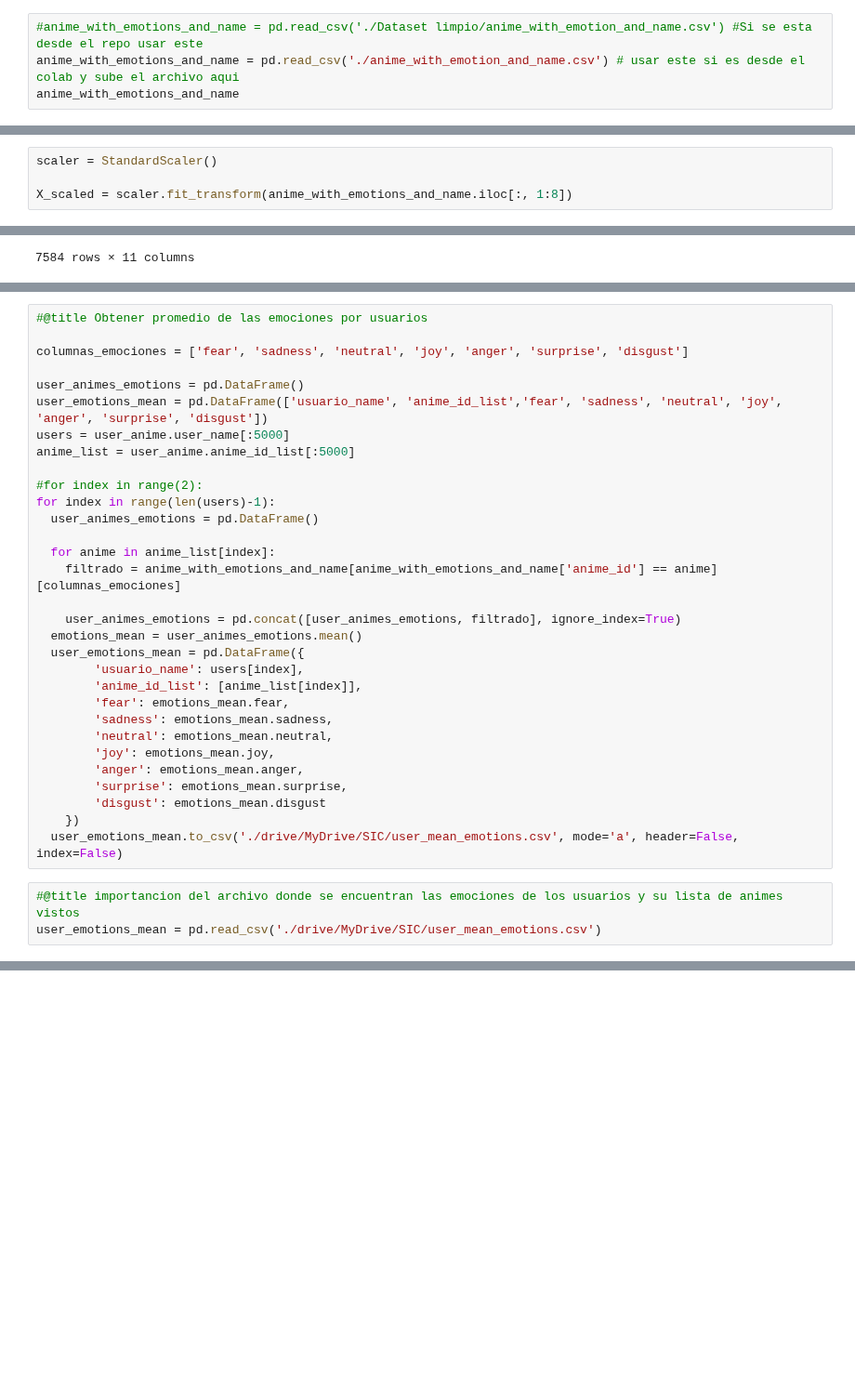
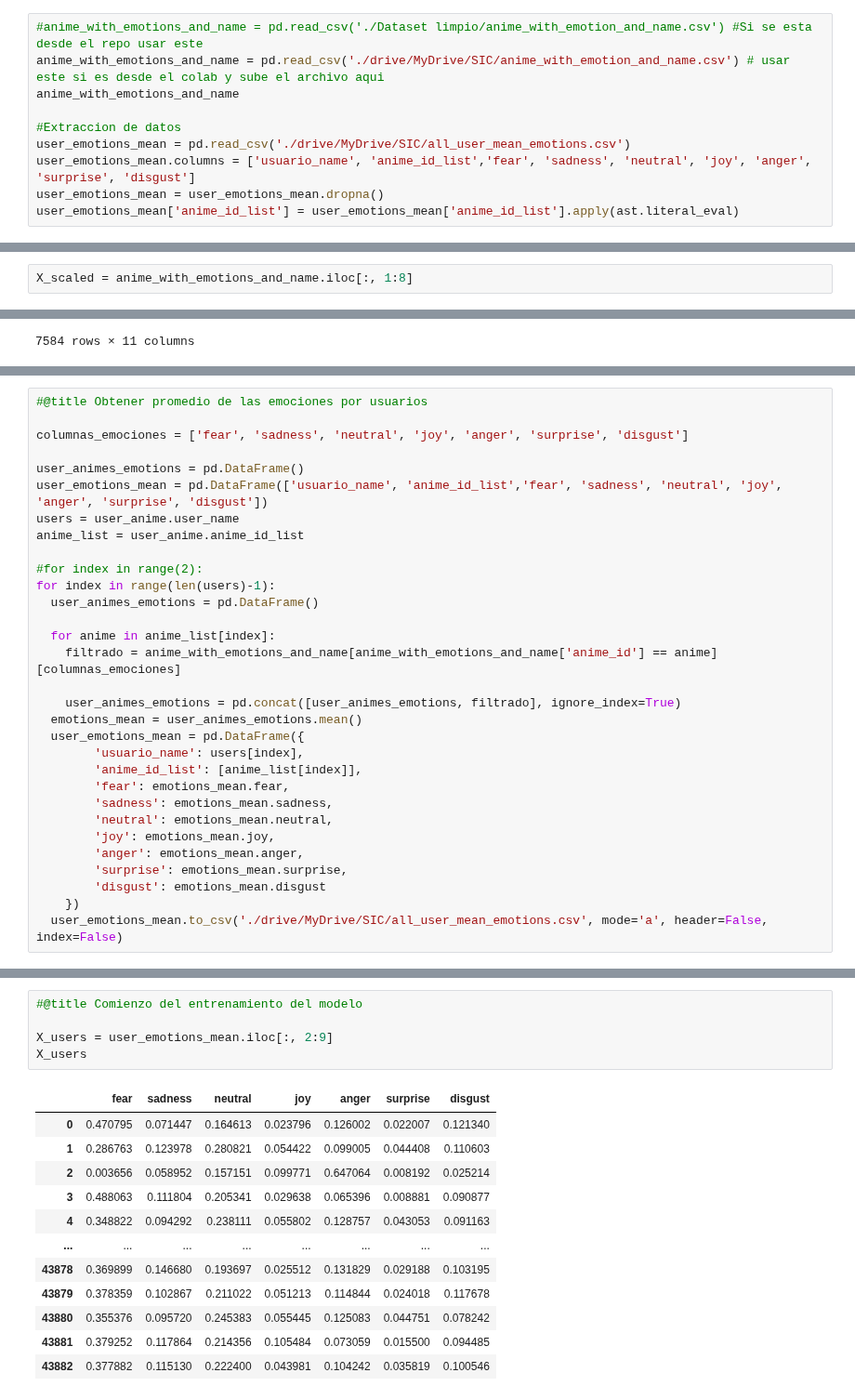
Before and after one commit to repositoriosHackaton/SIC25-CubitsUCV, a Jupyter notebook: IA.ipynb, the cells around one changed output, grey strips where cells are left out. Shown at 93% size. Cells and saved outputs as stored; diff of their text form; blank space fills up the shorter version.

Commit message:
Merge de las listas de animes, modelos terminados

```diff
--- a/IA.ipynb
+++ b/IA.ipynb
@@ -15,5 +15,11 @@ from sklearn.neighbors import NearestNeighbors
 import joblib
 # %%
 #anime_with_emotions_and_name = pd.read_csv('./Dataset limpio/anime_with_emotion_and_name.csv') #Si se esta desde el repo usar este
-anime_with_emotions_and_name = pd.read_csv('./anime_with_emotion_and_name.csv') # usar este si es desde el colab y sube el archivo aqui
+anime_with_emotions_and_name = pd.read_csv('./drive/MyDrive/SIC/anime_with_emotion_and_name.csv') # usar este si es desde el colab y sube el archivo aqui
 anime_with_emotions_and_name
+
+#Extraccion de datos
+user_emotions_mean = pd.read_csv('./drive/MyDrive/SIC/all_user_mean_emotions.csv')
+user_emotions_mean.columns = ['usuario_name', 'anime_id_list','fear', 'sadness', 'neutral', 'joy', 'anger', 'surprise', 'disgust']
+user_emotions_mean = user_emotions_mean.dropna()
+user_emotions_mean['anime_id_list'] = user_emotions_mean['anime_id_list'].apply(ast.literal_eval)
@@ -34,7 +26,5 @@ anime_with_emotions_and_name
 # %%
-scaler = StandardScaler()
-
-X_scaled = scaler.fit_transform(anime_with_emotions_and_name.iloc[:, 1:8])
+X_scaled = anime_with_emotions_and_name.iloc[:, 1:8]
 # %%
 wcss = []
 for k in range(10, 50):
@@ -158,8 +127,8 @@ columnas_emociones = ['fear', 'sadness', 'neutral', 'joy', 'anger', 'surprise',
 
 user_animes_emotions = pd.DataFrame()
 user_emotions_mean = pd.DataFrame(['usuario_name', 'anime_id_list','fear', 'sadness', 'neutral', 'joy', 'anger', 'surprise', 'disgust'])
-users = user_anime.user_name[:5000]
-anime_list = user_anime.anime_id_list[:5000]
+users = user_anime.user_name
+anime_list = user_anime.anime_id_list
 
 #for index in range(2):
 for index in range(len(users)-1):
@@ -181,7 +150,4 @@ for index in range(len(users)-1):
         'surprise': emotions_mean.surprise,
         'disgust': emotions_mean.disgust
     })
-  user_emotions_mean.to_csv('./drive/MyDrive/SIC/user_mean_emotions.csv', mode='a', header=False, index=False)
+  user_emotions_mean.to_csv('./drive/MyDrive/SIC/all_user_mean_emotions.csv', mode='a', header=False, index=False)
-# %%
-#@title importancion del archivo donde se encuentran las emociones de los usuarios y su lista de animes vistos
-user_emotions_mean = pd.read_csv('./drive/MyDrive/SIC/user_mean_emotions.csv')
@@ -192,0 +154,18 @@ X_users = scaler.fit_transform(user_emotions_mean.iloc[:, 2:9])
+# %%
+#@title Comienzo del entrenamiento del modelo
+
+X_users = user_emotions_mean.iloc[:, 2:9]
+X_users
+# %% [output]
+|  | fear | sadness | neutral | joy | anger | surprise | disgust |
+| 0 | 0.470795 | 0.071447 | 0.164613 | 0.023796 | 0.126002 | 0.022007 | 0.121340 |
+| 1 | 0.286763 | 0.123978 | 0.280821 | 0.054422 | 0.099005 | 0.044408 | 0.110603 |
+| 2 | 0.003656 | 0.058952 | 0.157151 | 0.099771 | 0.647064 | 0.008192 | 0.025214 |
+| 3 | 0.488063 | 0.111804 | 0.205341 | 0.029638 | 0.065396 | 0.008881 | 0.090877 |
+| 4 | 0.348822 | 0.094292 | 0.238111 | 0.055802 | 0.128757 | 0.043053 | 0.091163 |
+| ... | ... | ... | ... | ... | ... | ... | ... |
+| 43878 | 0.369899 | 0.146680 | 0.193697 | 0.025512 | 0.131829 | 0.029188 | 0.103195 |
+| 43879 | 0.378359 | 0.102867 | 0.211022 | 0.051213 | 0.114844 | 0.024018 | 0.117678 |
+| 43880 | 0.355376 | 0.095720 | 0.245383 | 0.055445 | 0.125083 | 0.044751 | 0.078242 |
+| 43881 | 0.379252 | 0.117864 | 0.214356 | 0.105484 | 0.073059 | 0.015500 | 0.094485 |
+| 43882 | 0.377882 | 0.115130 | 0.222400 | 0.043981 | 0.104242 | 0.035819 | 0.100546 |
```
Also changed, not shown: parts of 15 cells of this notebook.
